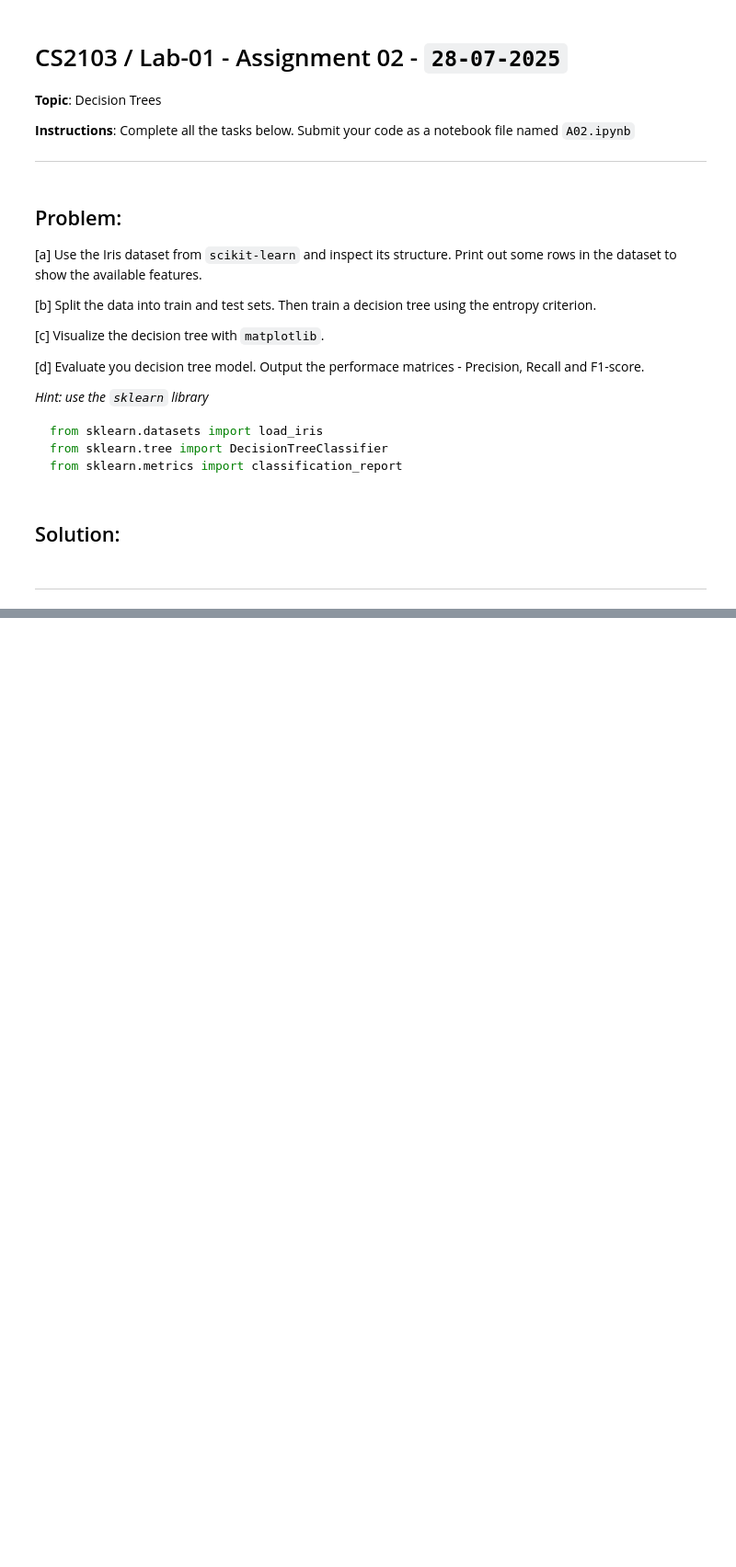
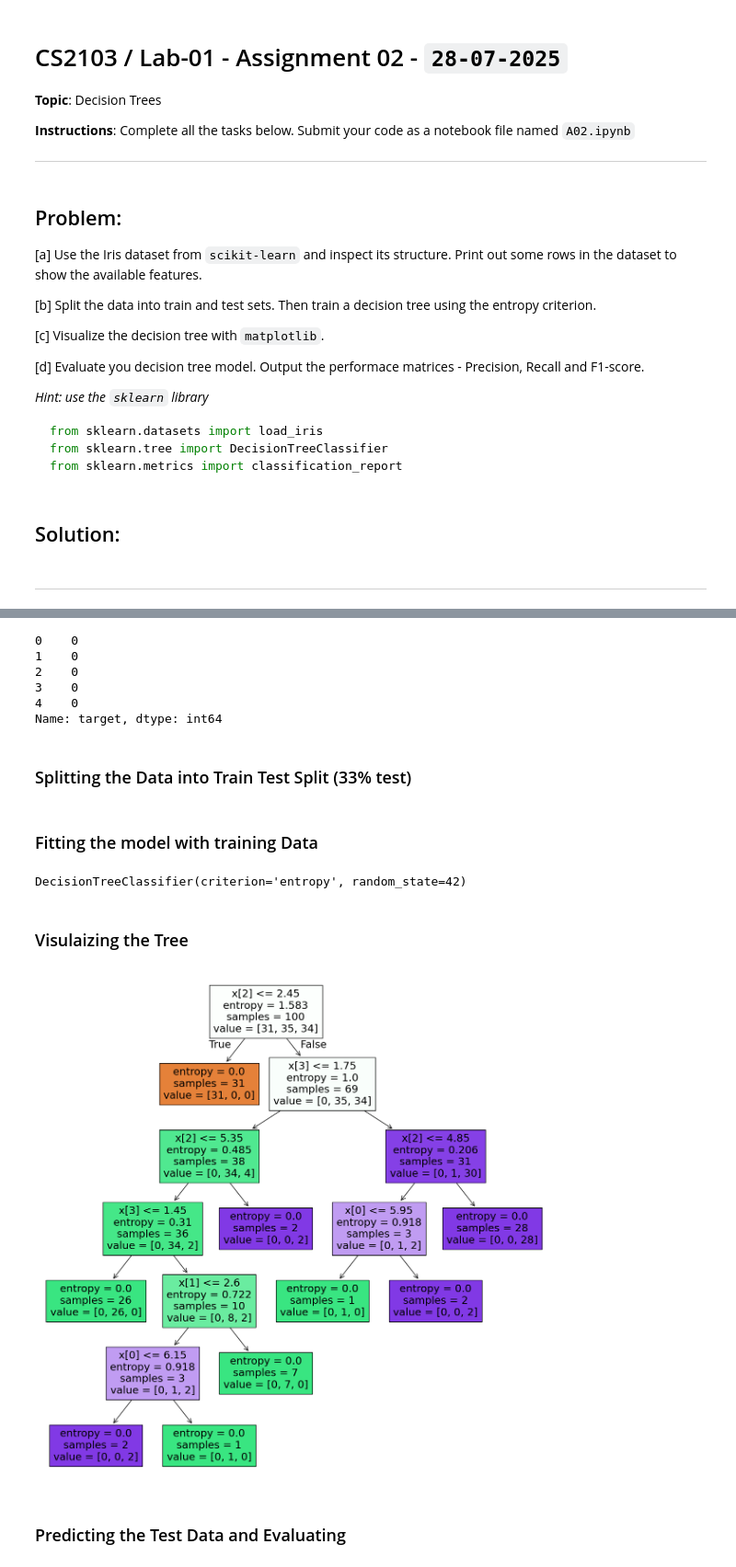
Before and after one commit to Ayushman404/Python404, a Jupyter notebook: Course/Lab_1/A02.ipynb, the cells around one changed output, grey strips where cells are left out. Shown at 92% size. Drawn from its saved outputs; the diff is of its cells as text; code cells hidden in the pictures; blank space fills up the shorter version.

```diff
--- a/Course/Lab_1/A02.ipynb
+++ b/Course/Lab_1/A02.ipynb
@@ -38,0 +72,2 @@ import pandas as pd
+# %%
+X, y = df['data'], df['target']
@@ -38,0 +83,26 @@ import pandas as pd
+# %%
+y.head()
+# %% [output]
+0    0
+1    0
+2    0
+3    0
+4    0
+Name: target, dtype: int64
+# %% [markdown]
+### Splitting the Data into Train Test Split (33% test)
+# %%
+from sklearn.model_selection import train_test_split
+
+
+X_train, X_test, y_train, y_test = train_test_split(X, y, test_size = 0.33, random_state=42)
+# %%
+clf = DecisionTreeClassifier(random_state=42, criterion='entropy')
+# %% [markdown]
+### Fitting the model with training Data
+# %%
+clf.fit(X_train, y_train)
+# %% [output]
+DecisionTreeClassifier(criterion='entropy', random_state=42)
+# %% [markdown]
+### Visulaizing the Tree
@@ -38,0 +112,8 @@ import pandas as pd
+# %%
+plt.figure(figsize=(15,15))
+tree.plot_tree(clf, filled=True)
+plt.show()
+# %% [output]
+[figure, added]
+# %% [markdown]
+### Predicting the Test Data and Evaluating
```
Also changed, not shown: parts of 10 cells of this notebook, 3 other files.
